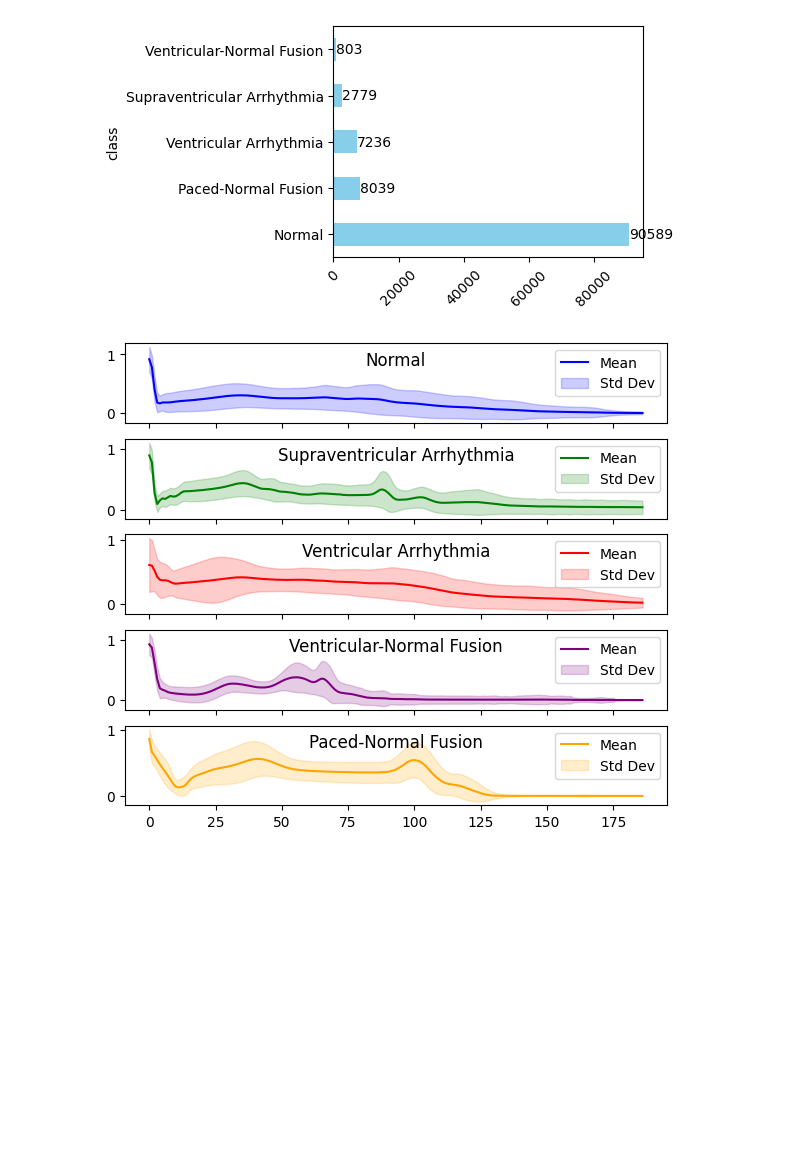
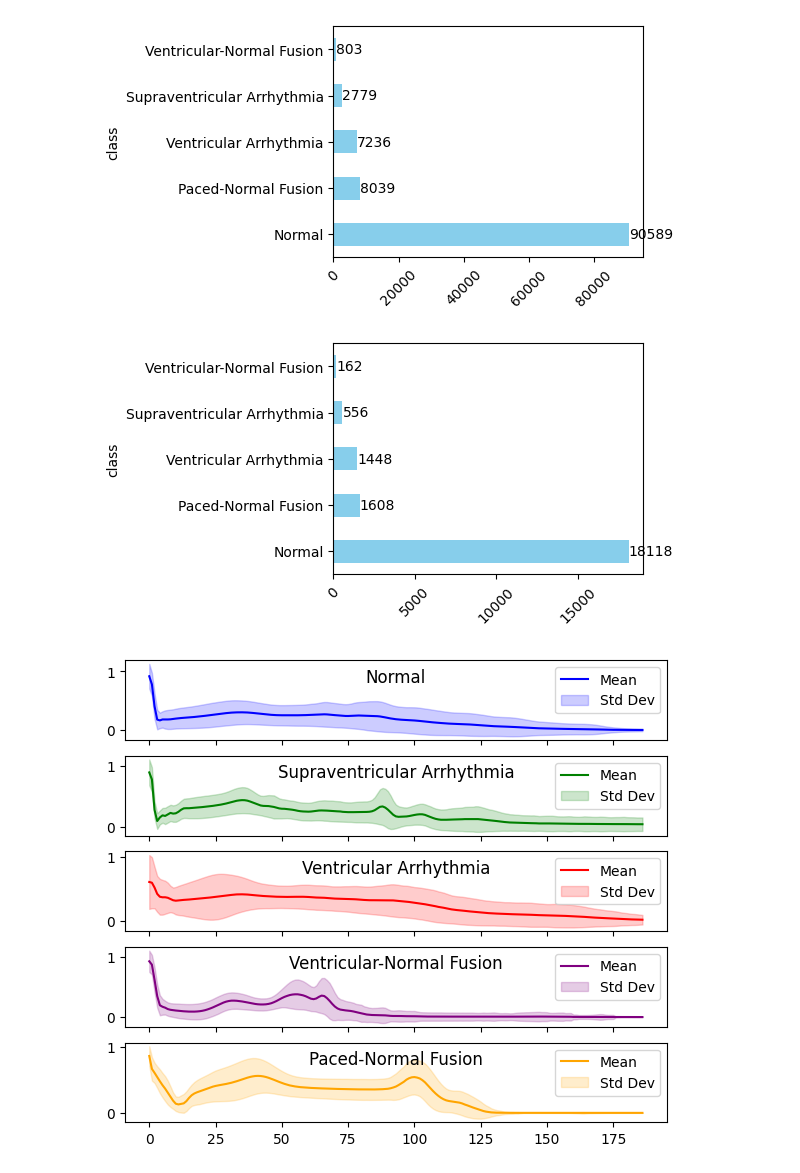
Before and after one commit to ramm777/ECG_Categorization, a Jupyter notebook: 1_Data_Processing.ipynb, the cells around one changed output. Saved outputs shown, nothing was run; the diff lists cells and outputs as text; code cells hidden in the pictures; blank space fills up the shorter version.

```diff
--- a/1_Data_Processing.ipynb
+++ b/1_Data_Processing.ipynb
@@ -66,6 +74,17 @@ for index, value in enumerate(df_mitbih['class'].value_counts()):
     plt.text(value, index, str(value), va='center');
 # %% [output]
 [figure]
+# %%
+# Test data
+
+plt.figure(figsize=(4,3))
+df_mitbih_test['class'].value_counts().plot(kind='barh', color='skyblue')
+plt.xticks(rotation=45);
+
+for index, value in enumerate(df_mitbih_test['class'].value_counts()):
+    plt.text(value, index, str(value), va='center');
+# %% [output]
+[figure, added]
 # %%
 # For each of the category, let's plot the mean and std values, not to plot the whole cohort
 
```
Also changed, not shown: parts of 17 cells of this notebook.
